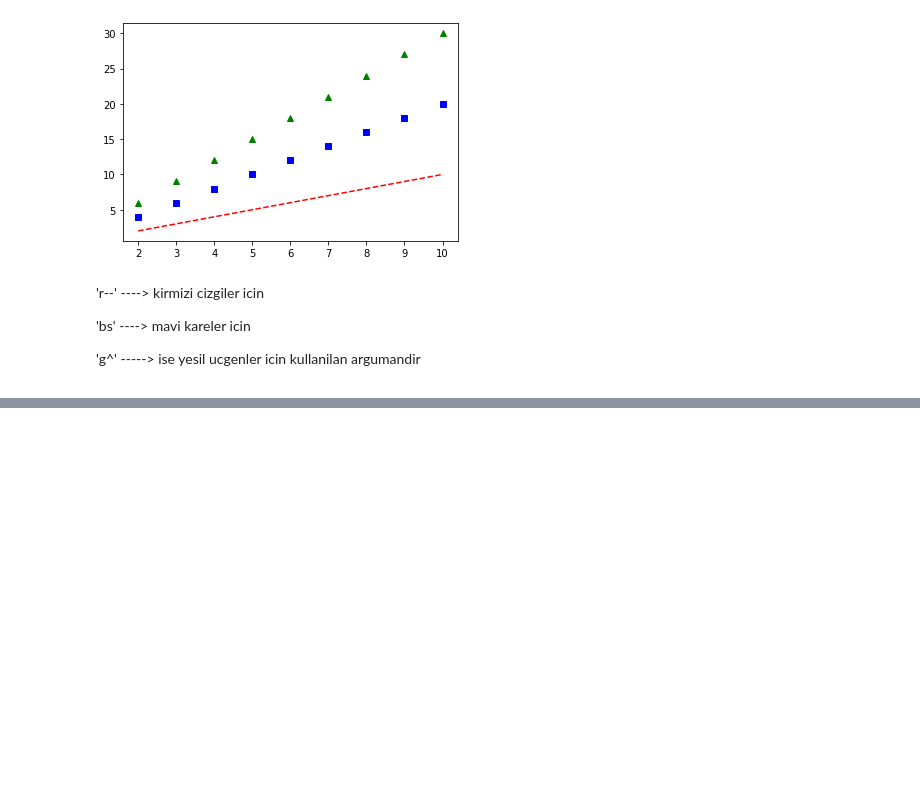
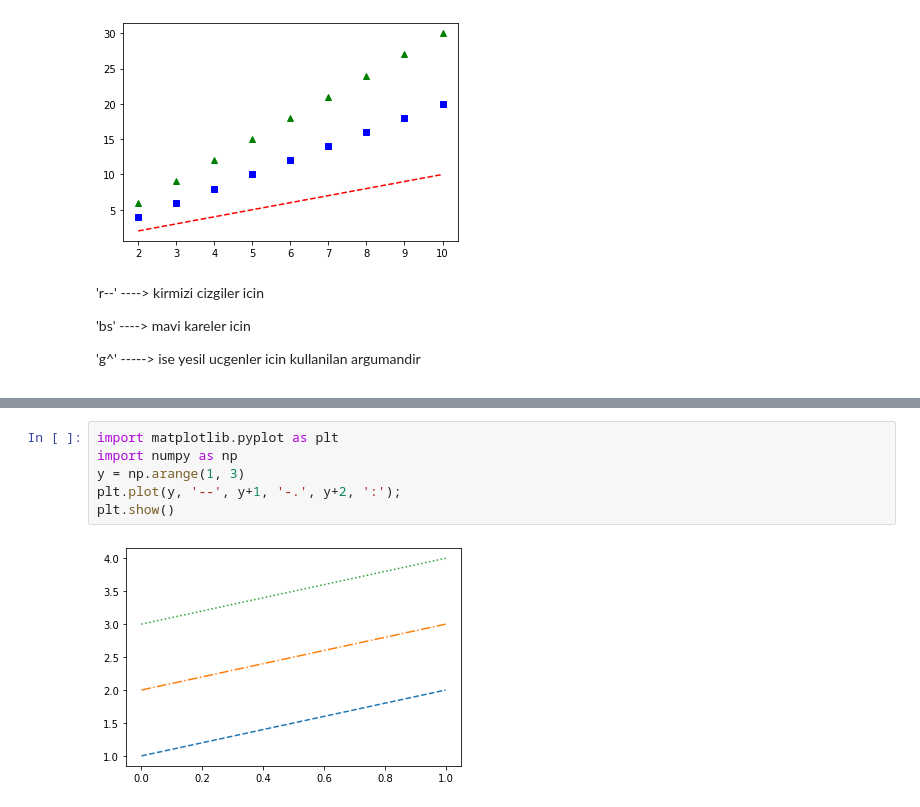
Before and after one commit to bozkurtmert0/python_notlar, a Jupyter notebook: Matplotlib_Duzensiz.ipynb, the cells around one changed output, grey strips where cells are left out. Cells and saved outputs as stored; diff of their text form; blank space fills up the shorter version.

```diff
--- a/Matplotlib_Duzensiz.ipynb
+++ b/Matplotlib_Duzensiz.ipynb
@@ -21,0 +75,8 @@ plt.plot(s, s, 'r--', s, s*2, 'bs', s, s*3, 'g^')
+# %%
+import matplotlib.pyplot as plt
+import numpy as np
+y = np.arange(1, 3)
+plt.plot(y, '--', y+1, '-.', y+2, ':');
+plt.show()
+# %% [output]
+[figure, added]
```
Also changed, not shown: parts of 11 cells of this notebook.
